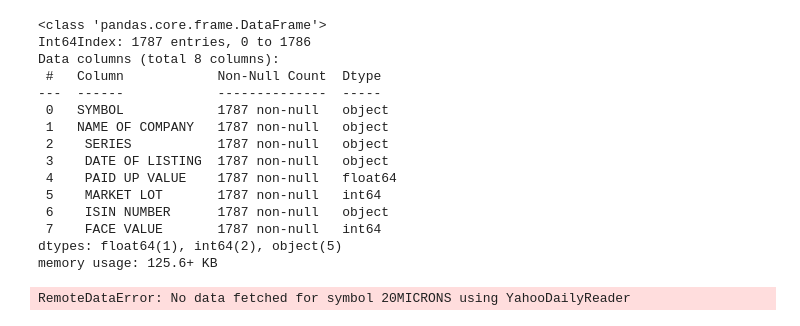
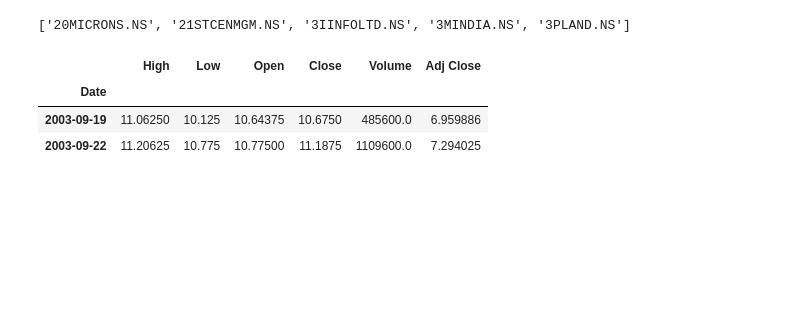
Before and after one commit to SiRyno/Security-Analysis-ML, a Jupyter notebook: wip.ipynb, the cells around one changed output. Cells and saved outputs as stored; diff of their text form; code cells hidden in the pictures; blank space fills up the shorter version.

```diff
--- a/wip.ipynb
+++ b/wip.ipynb
@@ -16,29 +16,22 @@ tick.head()
 | 3 | 3MINDIA | 3M India Limited | EQ | 13-AUG-2004 | 10.0 | 1 | INE470A01017 | ... |
 | 4 | 3PLAND | 3P Land Holdings Limited | EQ | 19-JUL-1995 | 2.0 | 1 | INE105C01023 | ... |
 # %%
-tick.info()
+ticker = list(tick['SYMBOL'])
+# ticker
-# %% [output]
-<class 'pandas.core.frame.DataFrame'>
-Int64Index: 1787 entries, 0 to 1786
-Data columns (total 8 columns):
- #   Column            Non-Null Count  Dtype
----  ------            --------------  -----
- 0   SYMBOL            1787 non-null   object
- 1   NAME OF COMPANY   1787 non-null   object
- 2    SERIES           1787 non-null   object
- 3    DATE OF LISTING  1787 non-null   object
- 4    PAID UP VALUE    1787 non-null   float64
- 5    MARKET LOT       1787 non-null   int64
- 6    ISIN NUMBER      1787 non-null   object
- 7    FACE VALUE       1787 non-null   int64
-dtypes: float64(1), int64(2), object(5)
-memory usage: 125.6+ KB
+# %%
+ticker = [s +".NS" for s in ticker]
+ticker[:5]
+# %% [output]
+['20MICRONS.NS', '21STCENMGM.NS', '3IINFOLTD.NS', '3MINDIA.NS', '3PLAND.NS']
 # %%
 start = dt.datetime(2000, 1, 1)
 end = dt.datetime.now()
 
-
-
-df = web.get_data_yahoo(tick['SYMBOL'][0], start, end)
+df = web.get_data_yahoo(ticker[11], start, end)
-# %% [output]
-RemoteDataError: No data fetched for symbol 20MICRONS using YahooDailyReader
+# %%
+df.head(2)
+# %% [output]
+|  | High | Low | Open | Close | Volume | Adj Close |
+| Date |  |  |  |  |  |  |
+| 2003-09-19 | 11.06250 | 10.125 | 10.64375 | 10.6750 | 485600.0 | 6.959886 |
+| 2003-09-22 | 11.20625 | 10.775 | 10.77500 | 11.1875 | 1109600.0 | 7.294025 |
```
Also changed, not shown: parts of 16 cells of this notebook, 1 other file.
